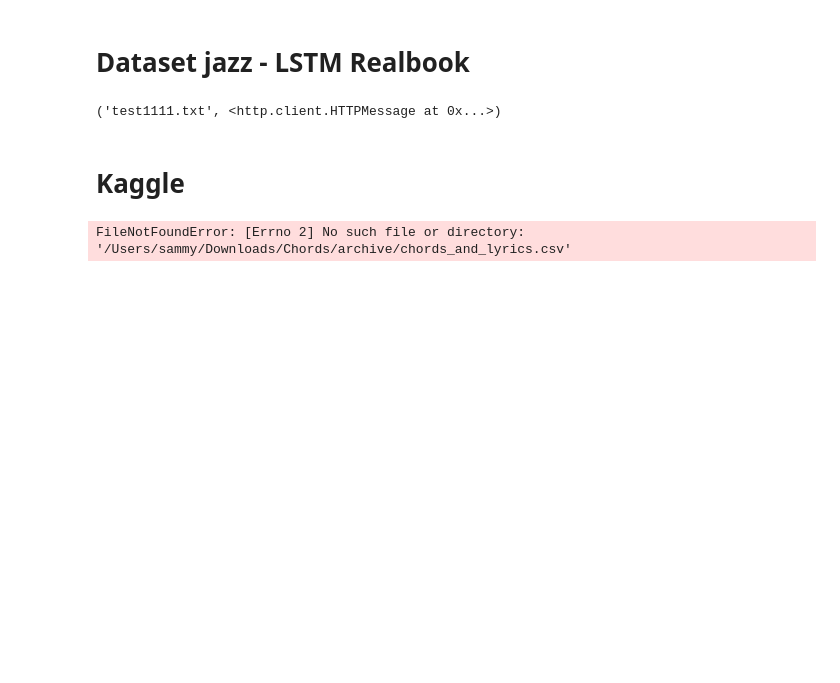
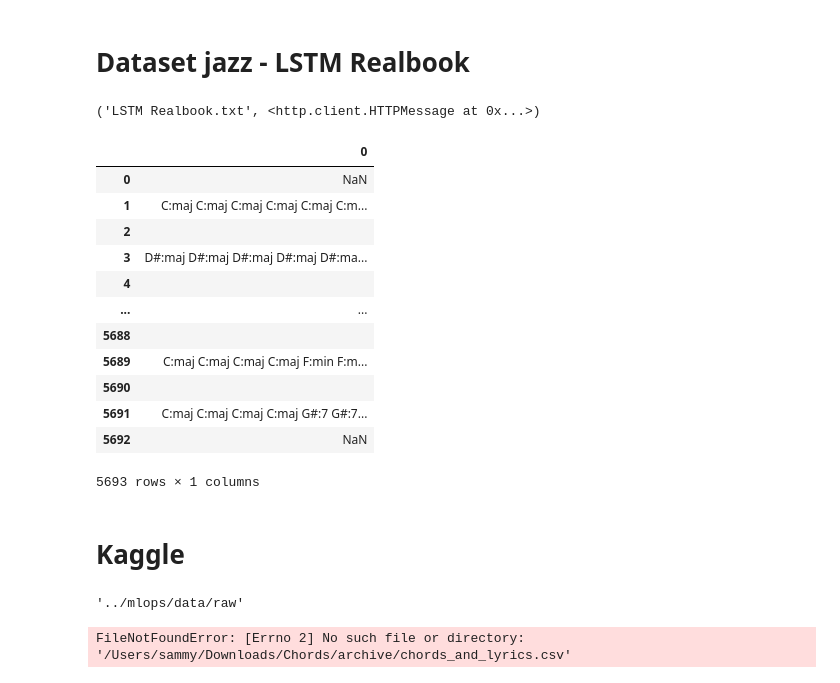
Before and after one commit to Sammy-Tk/chords-progression-prediction, a Jupyter notebook: noteboooks/Sammy LSTM - v2.ipynb, the cells around one changed output. Saved outputs shown, nothing was run; the diff lists cells and outputs as text; code cells hidden in the pictures; blank space fills up the shorter version.

```diff
--- a/noteboooks/Sammy LSTM - v2.ipynb
+++ b/noteboooks/Sammy LSTM - v2.ipynb
@@ -23,13 +23,37 @@ from tensorflow.keras.utils import to_categorical
 import urllib.request
 # %%
 url="https://raw.githubusercontent.com/keunwoochoi/lstm_real_book/master/chord_sentences.txt"
-filename="test1111.txt"
+filename="LSTM Realbook.txt"
 # %%
 urllib.request.urlretrieve(url, filename)
 # %% [output]
-('test1111.txt', <http.client.HTTPMessage at 0x...>)
+('LSTM Realbook.txt', <http.client.HTTPMessage at 0x...>)
+# %%
+raw_txt_df = pd.read_csv(filename, sep="_START_|_END_", header=None, engine='python').T
+# %%
+raw_txt_df
+# %% [output]
+|  | 0 |
+| 0 | NaN |
+| 1 | C:maj C:maj C:maj C:maj C:maj C:m... |
+| 2 |  |
+| 3 | D#:maj D#:maj D#:maj D#:maj D#:ma... |
+| 4 |  |
+| ... | ... |
+| 5688 |  |
+| 5689 | C:maj C:maj C:maj C:maj F:min F:m... |
+| 5690 |  |
+| 5691 | C:maj C:maj C:maj C:maj G#:7 G#:7... |
+| 5692 | NaN |
+5693 rows × 1 columns
 # %% [markdown]
 # Kaggle
+# %%
+DATA_FILE_KAGGLE_RAW="Kaggle - chords and lyrics.csv"
+pathK = os.path.join("..", LOCAL_DATA_PATH, "raw")
+pathK
+# %% [output]
+'../mlops/data/raw'
 # %%
 df = pd.read_csv('/Users/sammy/Downloads/Chords/archive/chords_and_lyrics.csv')
 # %% [output]
```
Also changed, not shown: 4 other files.
